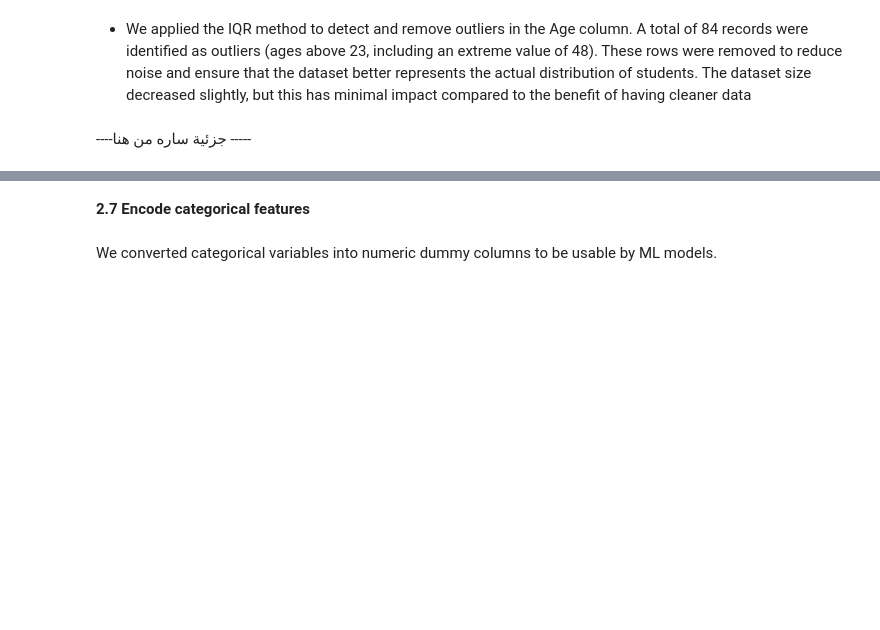
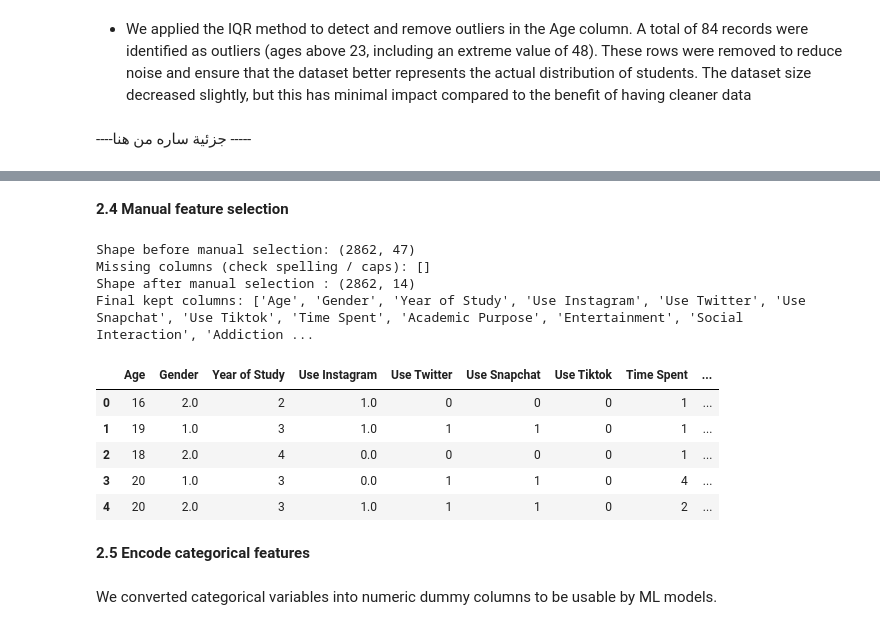
Before and after one commit to SaraAljuraybah/Data-Mining-Project, a Jupyter notebook: Reports/Phase2.ipynb, the cells around one changed output, grey strips where cells are left out. Drawn from its saved outputs; the diff is of its cells as text; code cells hidden in the pictures; blank space fills up the shorter version.

```diff
--- a/Reports/Phase2.ipynb
+++ b/Reports/Phase2.ipynb
@@ -284,10 +281,0 @@ Shape After removing : (2778, 47)
-# %%
-# We determine the coloumns will not give any value for our project
-drop_columns = ["Name of College", "Others", "Others.1", "Others.2", "meanBenefits", "meanChallenges"]
-
-#To be sure about the columns in the dataset
-exist_to_drop = [c for c in drop_columns if c in df.columns]
-print("Shape before droping irrevelrnt columns", df.shape)
-df = df.drop(columns = exist_to_drop, errors = "ignore")
-print("Droped irrevelent columns:", exist_to_drop)
-print("Shape after droping irrevelrnt columns", df.shape)
@@ -326,5 +282,51 @@ Selected Features: Index(['Social Interaction', 'Academic Purpose',
+# %% [markdown]
+**2.4 Manual feature selection**
+# %%
+
+desired_cols = [
+    "Age",
+    "Gender",
+    "Year of Study",
+    "Use Instagram",
+    "Use Twitter",
+    "Use Snapchat",
+    "Use Tiktok",
+    "Time Spent",
+    "Academic Purpose",
+    "Entertainment",
+    "Social Interaction",
+    "Addiction",
+    "Difficulty in Concentrating on Studies",
+    "Impact on Academic Performance",  # target
+]
+
+
+existing = [c for c in desired_cols if c in df.columns]
+missing  = [c for c in desired_cols if c not in df.columns]
+
+print("Shape before manual selection:", df.shape)
+print("Missing columns (check spelling / caps):", missing)
+
+df_model = df[existing].copy()
+
+print("Shape after manual selection :", df_model.shape)
+print("Final kept columns:", list(df_model.columns))
+# %% [output]
+Shape before manual selection: (2862, 47)
+Missing columns (check spelling / caps): []
+Shape after manual selection : (2862, 14)
+Final kept columns: ['Age', 'Gender', 'Year of Study', 'Use Instagram', 'Use Twitter', 'Use Snapchat', 'Use Tiktok', 'Time Spent', 'Academic Purpose', 'Entertainment', 'Social Interaction', 'Addiction ...
+# %%
+df_model.head()
+# %% [output]
+|  | Age | Gender | Year of Study | Use Instagram | Use Twitter | Use Snapchat | Use Tiktok | Time Spent | ... |
+| 0 | 16 | 2.0 | 2 | 1.0 | 0 | 0 | 0 | 1 | ... |
+| 1 | 19 | 1.0 | 3 | 1.0 | 1 | 1 | 0 | 1 | ... |
+| 2 | 18 | 2.0 | 4 | 0.0 | 0 | 0 | 0 | 1 | ... |
+| 3 | 20 | 1.0 | 3 | 0.0 | 1 | 1 | 0 | 4 | ... |
+| 4 | 20 | 2.0 | 3 | 1.0 | 1 | 1 | 0 | 2 | ... |
 # %% [markdown]
-**2.7 Encode categorical features**
+**2.5 Encode categorical features**
 # %% [markdown]
 We converted categorical variables into numeric dummy columns to be usable by ML models.
 # %% [markdown]
```
Also changed, not shown: parts of 9 cells of this notebook.
